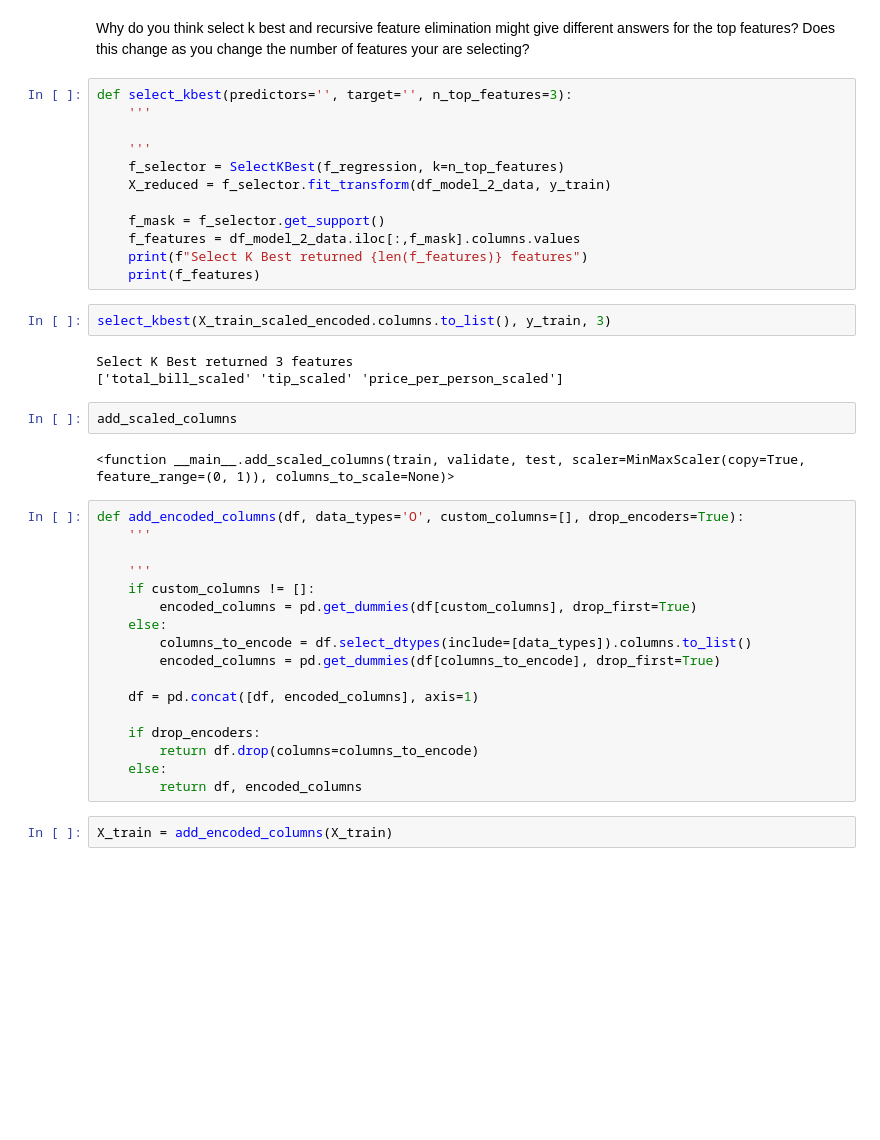
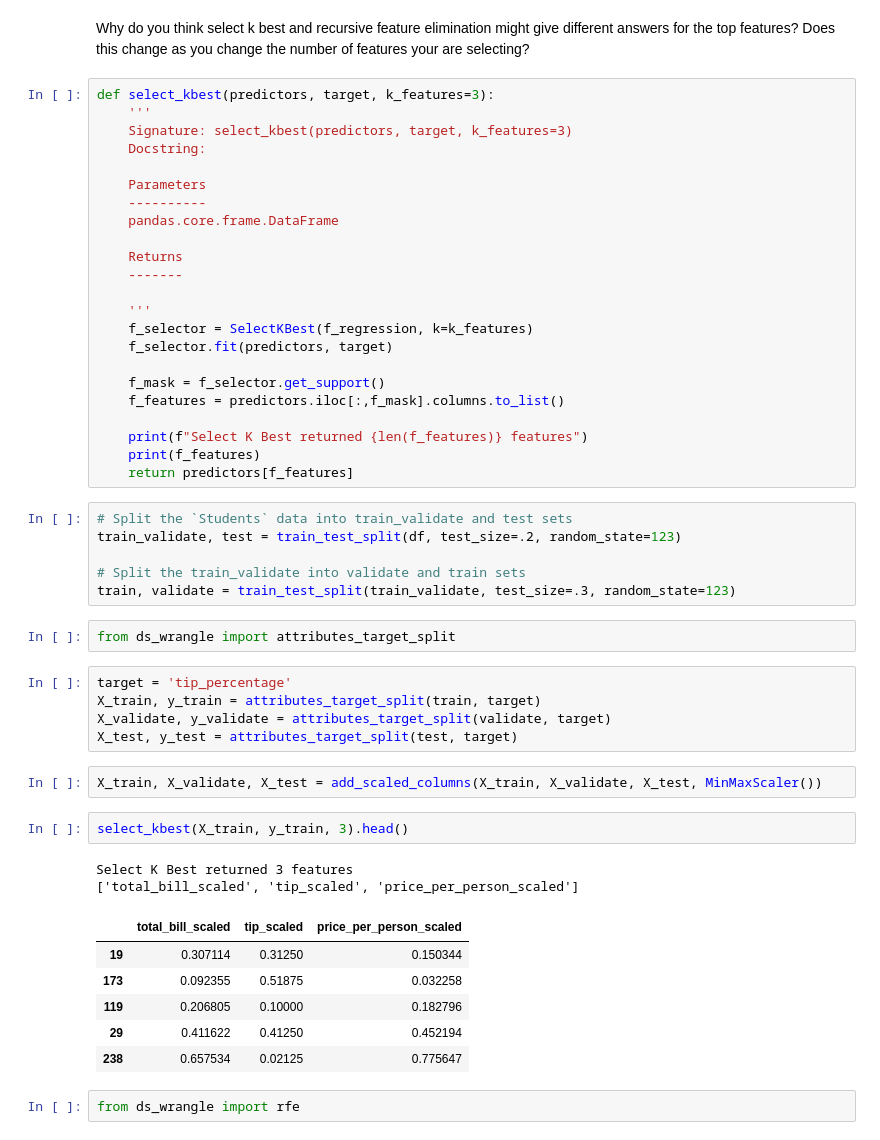
Before and after one commit to Promeos/regression-exercises, a Jupyter notebook: feature_engineering.ipynb, the cells around one changed output. Drawn from its saved outputs; the diff is of its cells as text; blank space fills up the shorter version.

```diff
--- a/feature_engineering.ipynb
+++ b/feature_engineering.ipynb
@@ -421,42 +443,53 @@ Recursive Feature Elimination Process returned 2 features
 # %% [markdown]
 Why do you think select k best and recursive feature elimination might give different answers for the top features? Does this change as you change the number of features your are selecting?
 # %%
-def select_kbest(predictors='', target='', n_top_features=3):
+def select_kbest(predictors, target, k_features=3):
     '''
+    Signature: select_kbest(predictors, target, k_features=3)
+    Docstring:
+
+    Parameters
+    ----------
+    pandas.core.frame.DataFrame
+
+    Returns
+    -------
 
     '''
-    f_selector = SelectKBest(f_regression, k=n_top_features)
-    X_reduced = f_selector.fit_transform(df_model_2_data, y_train)
+    f_selector = SelectKBest(f_regression, k=k_features)
+    f_selector.fit(predictors, target)
 
     f_mask = f_selector.get_support()
-    f_features = df_model_2_data.iloc[:,f_mask].columns.values
+    f_features = predictors.iloc[:,f_mask].columns.to_list()
+
     print(f"Select K Best returned {len(f_features)} features")
     print(f_features)
+    return predictors[f_features]
+# %%
+# Split the `Students` data into train_validate and test sets
+train_validate, test = train_test_split(df, test_size=.2, random_state=123)
+
+# Split the train_validate into validate and train sets
+train, validate = train_test_split(train_validate, test_size=.3, random_state=123)
+# %%
+from ds_wrangle import attributes_target_split
+# %%
+target = 'tip_percentage'
+X_train, y_train = attributes_target_split(train, target)
+X_validate, y_validate = attributes_target_split(validate, target)
+X_test, y_test = attributes_target_split(test, target)
+# %%
+X_train, X_validate, X_test = add_scaled_columns(X_train, X_validate, X_test, MinMaxScaler())
 # %%
-select_kbest(X_train_scaled_encoded.columns.to_list(), y_train, 3)
+select_kbest(X_train, y_train, 3).head()
 # %% [output]
 Select K Best returned 3 features
-['total_bill_scaled' 'tip_scaled' 'price_per_person_scaled']
+['total_bill_scaled', 'tip_scaled', 'price_per_person_scaled']
+|  | total_bill_scaled | tip_scaled | price_per_person_scaled |
+| 19 | 0.307114 | 0.31250 | 0.150344 |
+| 173 | 0.092355 | 0.51875 | 0.032258 |
+| 119 | 0.206805 | 0.10000 | 0.182796 |
+| 29 | 0.411622 | 0.41250 | 0.452194 |
+| 238 | 0.657534 | 0.02125 | 0.775647 |
-# %%
-add_scaled_columns
-# %% [output]
-<function __main__.add_scaled_columns(train, validate, test, scaler=MinMaxScaler(copy=True, feature_range=(0, 1)), columns_to_scale=None)>
-# %%
-def add_encoded_columns(df, data_types='O', custom_columns=[], drop_encoders=True):
-    '''
-
-    '''
-    if custom_columns != []:
-        encoded_columns = pd.get_dummies(df[custom_columns], drop_first=True)
-    else:
-        columns_to_encode = df.select_dtypes(include=[data_types]).columns.to_list()
-        encoded_columns = pd.get_dummies(df[columns_to_encode], drop_first=True)
-
-    df = pd.concat([df, encoded_columns], axis=1)
-
-    if drop_encoders:
-        return df.drop(columns=columns_to_encode)
-    else:
-        return df, encoded_columns
-# %%
-X_train = add_encoded_columns(X_train)
+# %%
+from ds_wrangle import rfe
```
Also changed, not shown: parts of 24 cells of this notebook, 2 other files.
